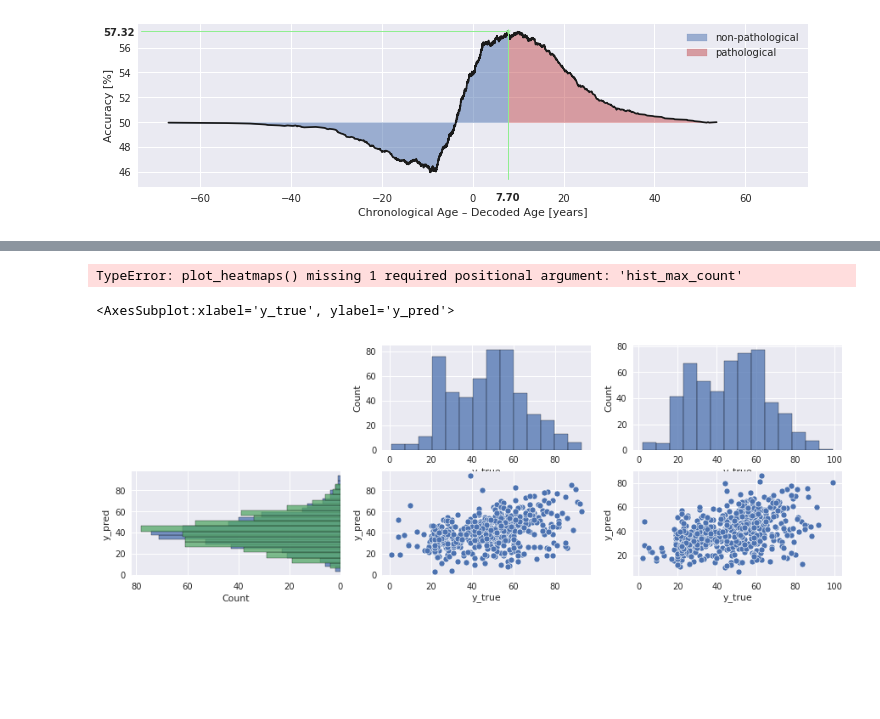
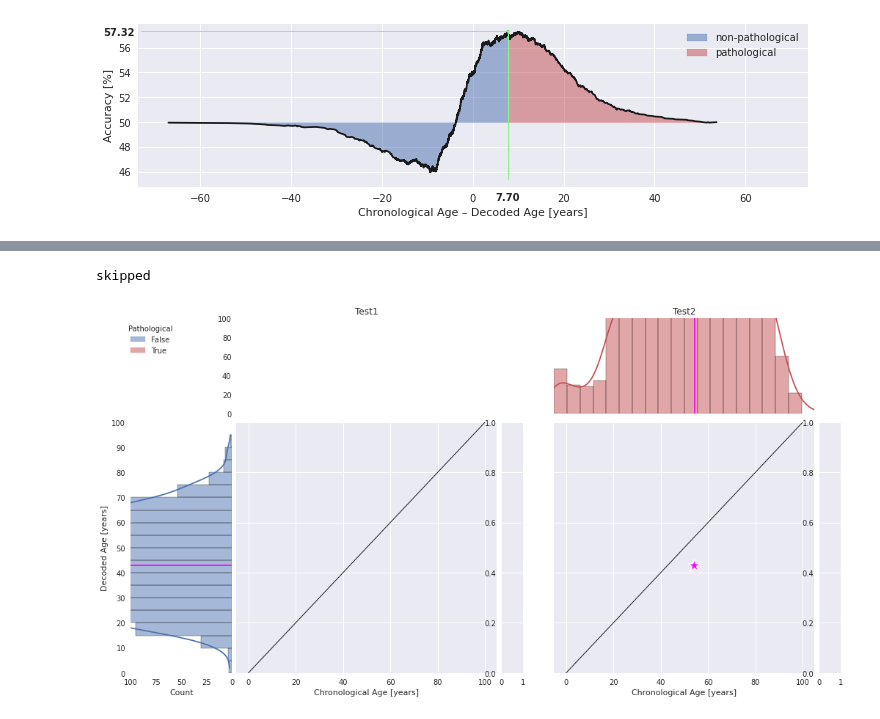
Before and after one commit to gemeinl/eeg-brain-age, a Jupyter notebook: post_hoc_analysis.ipynb, the cells around one changed output, grey strips where cells are left out. Drawn from its saved outputs; the diff is of its cells as text; code cells hidden in the pictures; blank space fills up the shorter version.

```diff
--- a/post_hoc_analysis.ipynb
+++ b/post_hoc_analysis.ipynb
@@ -790,4 +327,0 @@ fig = complicated_plot(df)
-# %%
-fig = plot_heatmaps(df, 3, 100)
-# %% [output]
-TypeError: plot_heatmaps() missing 1 required positional argument: 'hist_max_count'
@@ -802,19 +327,0 @@ sns.scatterplot(data=df[df.pathological], x='y_true', y='y_pred', ax=ax_arr[1, 2
-# %%
-fig, ax_arr = plt.subplots(2, 3, figsize=(15,5))
-ax_arr[0,0].set_facecolor('white')
-# ax_arr[0,0].grid(False)
-ax_arr[0,0].set_xticklabels([])
-ax_arr[0,0].set_yticklabels([])
-
-sns.histplot(df[~df.pathological].y_true, ax=ax_arr[0, 1])
-sns.histplot(df[df.pathological].y_true, ax=ax_arr[0, 2])
-sns.histplot(y=df[~df.pathological].y_pred, ax=ax_arr[1, 0])
-sns.histplot(y=df[df.pathological].y_pred, ax=ax_arr[1, 0])
-ax_arr[1, 0].invert_xaxis()
-
-sns.scatterplot(data=df[~df.pathological], x='y_true', y='y_pred', ax=ax_arr[1, 1])
-sns.scatterplot(data=df[df.pathological], x='y_true', y='y_pred', ax=ax_arr[1, 2])
-plt.subplots_adjust()
-# %% [output]
-<AxesSubplot:xlabel='y_true', ylabel='y_pred'>
-[figure, removed]
@@ -820,0 +330,20 @@ plt.subplots_adjust()
+# %%
+# fdescribe i, longitudinal in enumerate(['transition', 'non_pathological', 'pathological']):
+longitudinal = 'pathological'
+df = pd.read_csv(f'/home/jovyan/220824_5fcv_huber_longitudinal_{longitudinal}.csv', index_col=0)
+# --- hack
+with open(f'/home/jovyan/longitudinal/{longitudinal}.pkl', 'rb') as f:
+    ds = pickle.load(f)
+df['subject'] = 5*ds.description['subject'].to_list()
+# ---
+if subject_wise:
+    df = df.groupby(['subject', 'pathological'], as_index=False).mean()
+
+ax_arr = plot_heatmaps(df, bin_size, max_age, hist_max_count)
+s = 'recording' if not subject_wise else 'subject'
+# ax_arr.get_figure().savefig(
+#     f'/home/jovyan/longitudinal_{longitudinal}_chronological_vs_predicted_{s}_age.png',
+#     dpi=300, bbox_inches='tight')
+# %% [output]
+skipped
+[figure, added]
```
Also changed, not shown: parts of 55 cells of this notebook, 5 other files.
